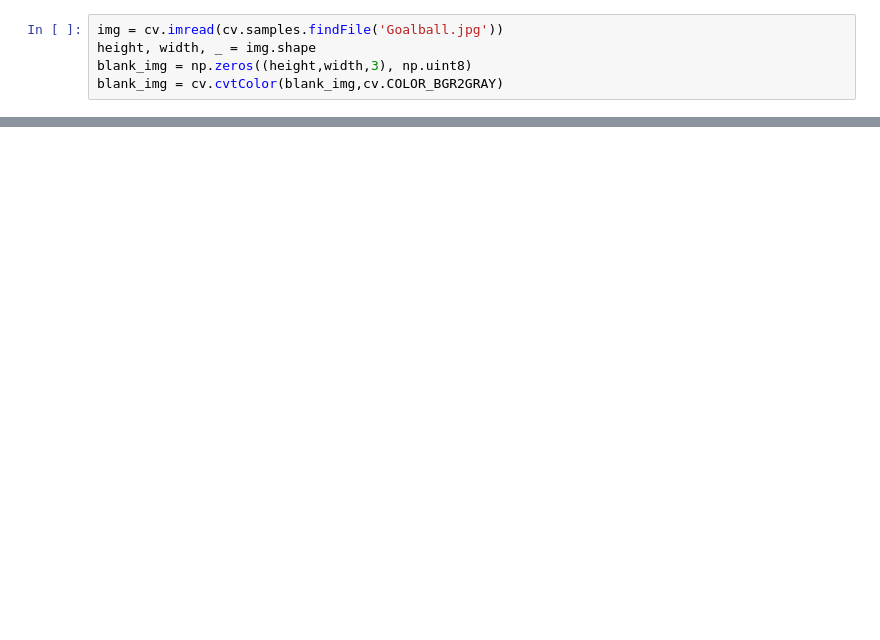
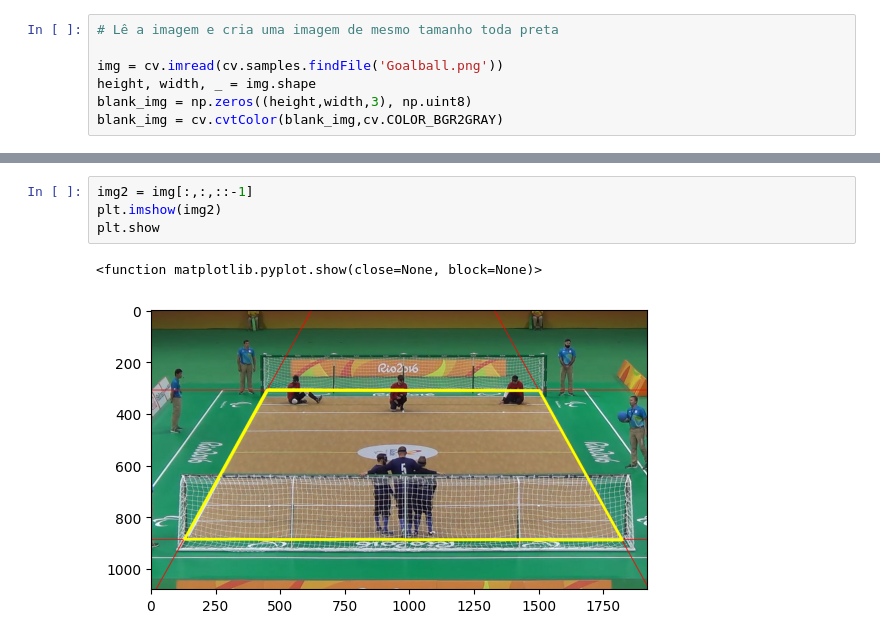
Before and after one commit to carol02rla/PDI, a Jupyter notebook: detecquadra.ipynb, the cells around one changed output, grey strips where cells are left out. Cells and saved outputs as stored; diff of their text form; blank space fills up the shorter version.

```diff
--- a/detecquadra.ipynb
+++ b/detecquadra.ipynb
@@ -7,5 +7,7 @@ from scipy import ndimage as ndi
 # %%
-img = cv.imread(cv.samples.findFile('Goalball.jpg'))
+# Lê a imagem e cria uma imagem de mesmo tamanho toda preta
+
+img = cv.imread(cv.samples.findFile('Goalball.png'))
 height, width, _ = img.shape
 blank_img = np.zeros((height,width,3), np.uint8)
 blank_img = cv.cvtColor(blank_img,cv.COLOR_BGR2GRAY)
@@ -132,0 +135,7 @@ True
+# %%
+img2 = img[:,:,::-1]
+plt.imshow(img2)
+plt.show
+# %% [output]
+<function matplotlib.pyplot.show(close=None, block=None)>
+[figure, added]
```
Also changed, not shown: parts of 8 cells of this notebook, 2 other files.
